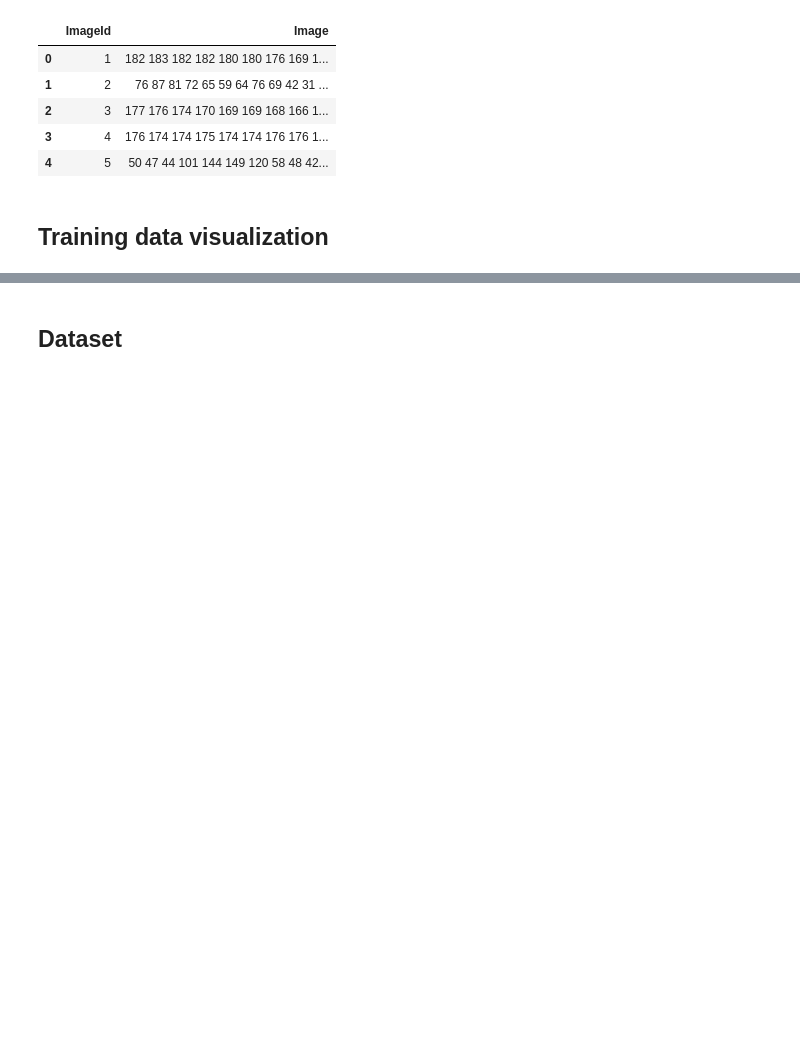
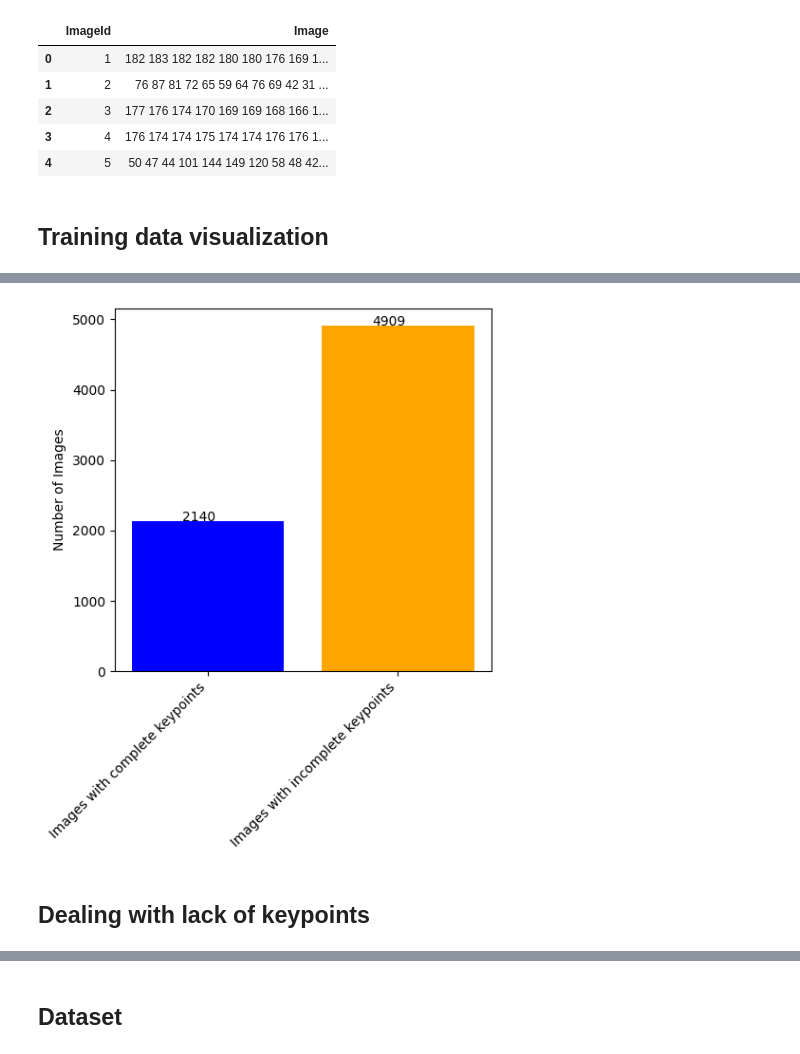
Before and after one commit to janburian/MPV, a Jupyter notebook: facial-keypoints-detection/Facial keypoints detection.ipynb, the cells around one changed output, grey strips where cells are left out. Drawn from its saved outputs; the diff is of its cells as text; code cells hidden in the pictures; blank space fills up the shorter version.

```diff
--- a/facial-keypoints-detection/Facial keypoints detection.ipynb
+++ b/facial-keypoints-detection/Facial keypoints detection.ipynb
@@ -160,0 +209,32 @@ visualize_num_valid_keypoints(keypoint_count_dictionary)
+# %%
+def visualize_images_statistics(num_images_complete_keypoints: int, num_images_incomplete_keypoints: int):
+    # Extract keypoint names and corresponding counts
+    names = ["Images with complete keypoints", "Images with incomplete keypoints"]
+    images_counts = [num_images_complete_keypoints, num_images_incomplete_keypoints]
+
+    # Create a list of colors for neighboring bars
+    bar_colors = ['blue' if i % 2 == 0 else 'orange' for i in range(len(names))]
+
+    # Create a histogram with alternating colors for neighboring bars
+    plt.figure(figsize=(5, 6))
+    bars = plt.bar(names, images_counts, color=bar_colors)
+    plt.ylabel('Number of Images')
+#     plt.title('Number of Valid Values for Each Keypoint') # TODO
+    plt.xticks(rotation=45, ha='right')  # Rotate x-axis labels for better visibility
+    plt.tight_layout()
+
+    # Annotate each bar with its value
+    for bar, count in zip(bars, images_counts):
+        plt.text(bar.get_x() + bar.get_width() / 2 - 0.05, bar.get_height() + 0.3, str(count), ha='center', color='black')
+
+    # Show the plot
+    plt.show()
+# %%
+num_images_complete_keypoints = get_num_images_complete_keypoints()
+num_images_incomplete_keypoints = len(train_csv) - num_images_complete_keypoints
+# %%
+visualize_images_statistics(num_images_complete_keypoints, num_images_incomplete_keypoints)
+# %% [output]
+[figure, added]
+# %% [markdown]
+## Dealing with lack of keypoints
```
Also changed, not shown: parts of 51 cells of this notebook.
